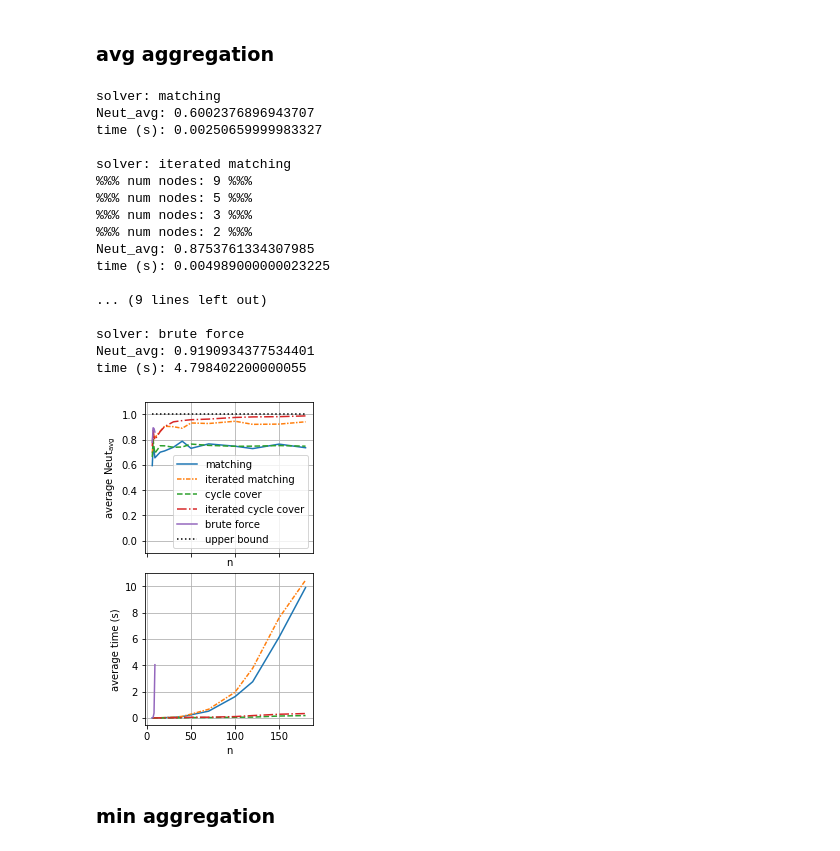
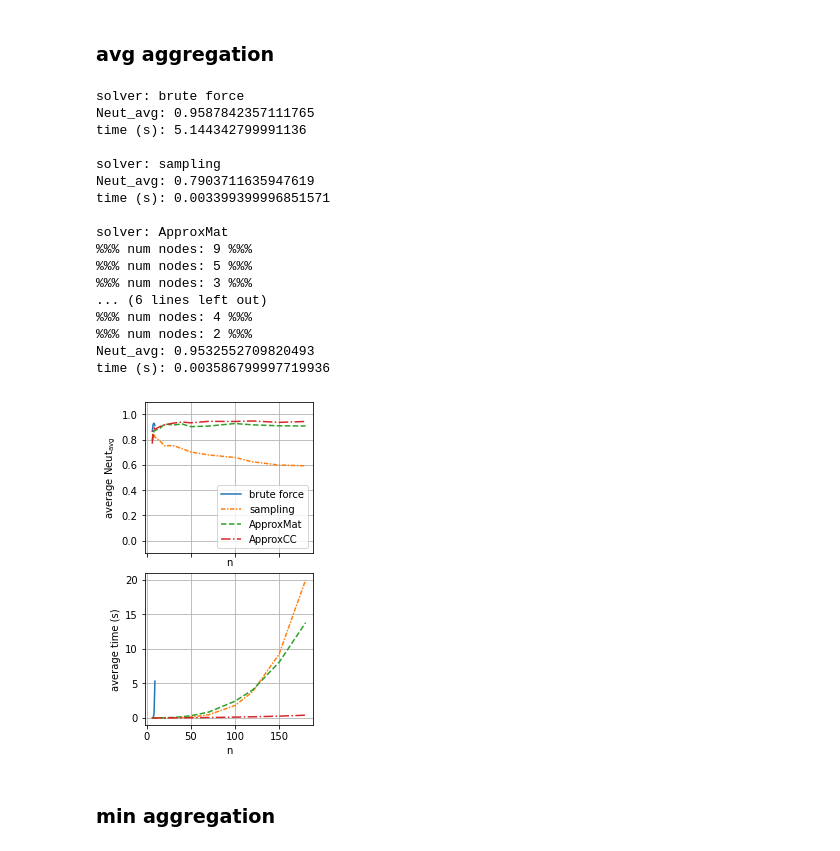
Before and after one commit to UIC-InDeXLab/news-ordering, a Jupyter notebook: maximizing_neutrality.ipynb, the cells around one changed output. Cells and saved outputs as stored; diff of their text form; code cells hidden in the pictures.

```diff
--- a/maximizing_neutrality.ipynb
+++ b/maximizing_neutrality.ipynb
@@ -411,7 +431,9 @@ def min_agg(G, n, verbose=False, lim=math.inf):
 # %% [markdown]
 ## Experiments
 # %%
-dist_name = "arc"
+dist_name = "beta"
+do_adjust_weights = True
+do_adjust_weights_str = "dep" if do_adjust_weights else "indep"
 # %%
 iterations = 4
 timeit_iterations = 3  # 5 is the standard in the timeit module
@@ -419,20 +461,25 @@ timeit_iterations = 3  # 5 is the standard in the timeit module
 ### avg aggregation
 # %%
 solvers = [
-    via_matching,
+    via_brute_force_avg_agg,
+    via_sampling_avg_agg,
+    # via_matching,
     via_iterated_matching,
-    via_cycle_cover,
-    via_iterated_cycle_cover,
-    via_brute_force_avg_agg
+    # via_cycle_cover,
+    via_iterated_cycle_cover
 ]
 
-solver_names = [func.__name__[4:].replace('_', ' ') for func in solvers]
-solver_names[4] = "brute force"
+solver_names = [
+    "brute force",
+    "sampling",
+    "ApproxMat",
+    "ApproxCC"
+]
+
+assert len(solvers) == len(solver_names)
 # %%
 n = 9
-G = nx.complete_graph(n)
-for (u,v) in G.edges:
-    G.edges[u,v]['weight'] = random_weight()
+G = init_graph(n, do_adjust_weights)
 
 for func, name in zip(solvers, solver_names):
     print(f"solver: {name}")
@@ -442,23 +489,23 @@ for func, name in zip(solvers, solver_names):
     neut = neutrality(G, p, avg)
     print(f"Neut_avg: {neut}\ntime (s): {t}\n")
 # %% [output]
-solver: matching
-Neut_avg: 0.6002376896943707
-time (s): 0.00250659999983327
+solver: brute force
+Neut_avg: 0.9587842357111765
+time (s): 5.144342799991136
 
-solver: iterated matching
+solver: sampling
+Neut_avg: 0.7903711635947619
+time (s): 0.003399399996851571
+
+solver: ApproxMat
 %%% num nodes: 9 %%%
 %%% num nodes: 5 %%%
 %%% num nodes: 3 %%%
+... (6 lines left out)
+%%% num nodes: 4 %%%
 %%% num nodes: 2 %%%
-Neut_avg: 0.8753761334307985
-time (s): 0.004989000000023225
-
-... (9 lines left out)
-
-solver: brute force
-Neut_avg: 0.9190934377534401
-time (s): 4.798402200000055
+Neut_avg: 0.9532552709820493
+time (s): 0.003586799997719936
 # %%
 n_domain = [6, 7, 8, 9, 15, 20, 30, 40, 50, 70, 100, 120, 150, 180]
 # %%
@@ -466,11 +513,7 @@ n_domain = [6, 7, 8, 9, 15, 20, 30, 40, 50, 70, 100, 120, 150, 180]
 neuts = []
 times = []
 for n in tqdm(n_domain):
-    Gs = []
-    for i in range(iterations):
-        Gs.append(nx.complete_graph(n))
-        for (u,v) in Gs[i].edges:
-            Gs[i].edges[u,v]['weight'] = random_weight()
+    Gs = [init_graph(n, do_adjust_weights) for i in range(iterations)]
 
     # iterate over the different solvers
     inner_neuts = []
@@ -501,29 +544,29 @@ for n in tqdm(n_domain):
 # %%
 fig, axes = plt.subplots(2, 1, figsize=(3,5), sharex=True, constrained_layout=True)
 # fig.suptitle('PathMaxTSP solver performances')
 
 axes[0].plot(n_domain, neuts, label=solver_names)
-axes[0].plot(n_domain, [1 for _ in n_domain], label='upper bound', color='black', linestyle=':')
+# axes[0].plot(n_domain, [1 for _ in n_domain], label='upper bound', color='black', linestyle=':')
 axes[0].set_xlabel('n')
 axes[0].set_ylabel(r'average $\operatorname{Neut}_{\operatorname{avg}}$')
 axes[0].set_ybound(-0.1, 1.1)
 
 # axes[0].set_xscale('log')
 
 axes[1].plot(n_domain, times)
 axes[1].set_xlabel('n')
 axes[1].set_ylabel('average time (s)')
 
 # axes[1].set_xscale('log')
 # axes[1].set_yscale('log')
 
 axes[0].grid(visible=True)
 axes[1].grid(visible=True)
 axes[0].legend(loc="lower right")
 
-plt.savefig(f"plots/avg_agg_plots_{dist_name}.pdf")
+plt.savefig(f"plots/avg_agg_plots_{dist_name}_{do_adjust_weights_str}.pdf")
 # %% [output]
-[figure, old version]
+[figure, new version]
 # %% [markdown]
 ### min aggregation
 # %%
```
Also changed, not shown: parts of 13 cells of this notebook, 6 other files.
